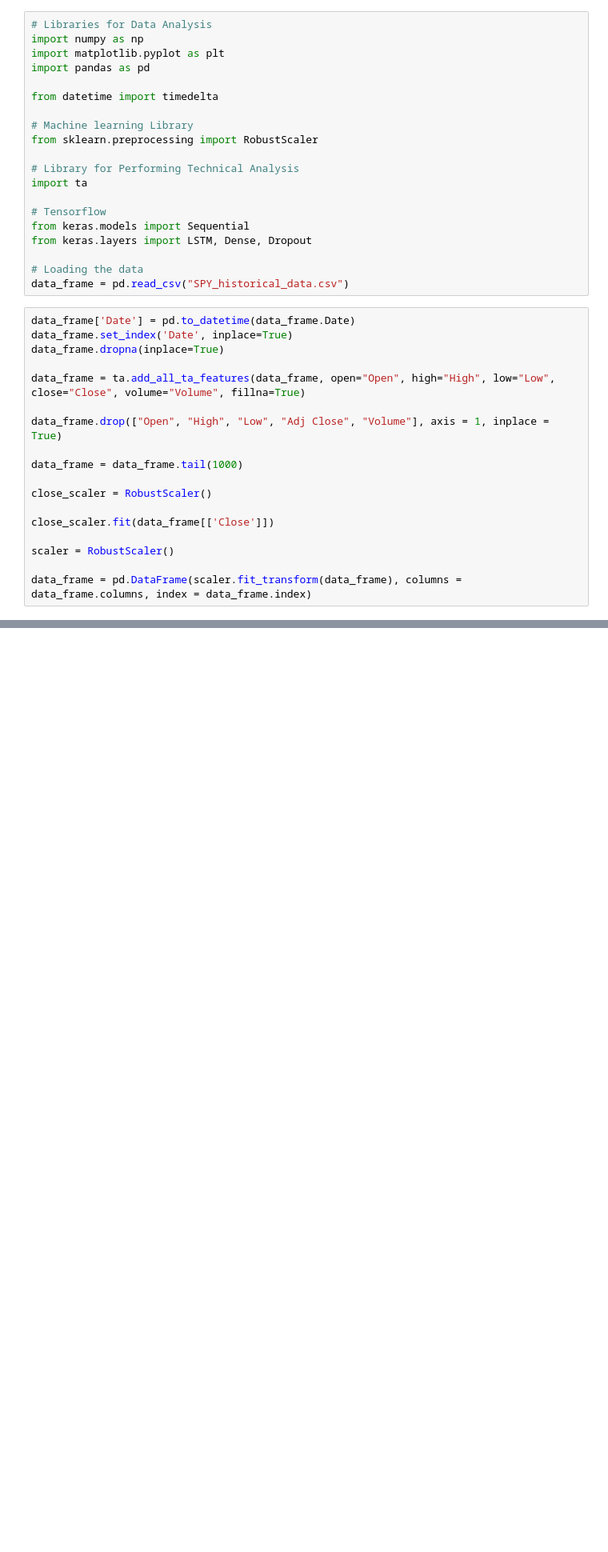
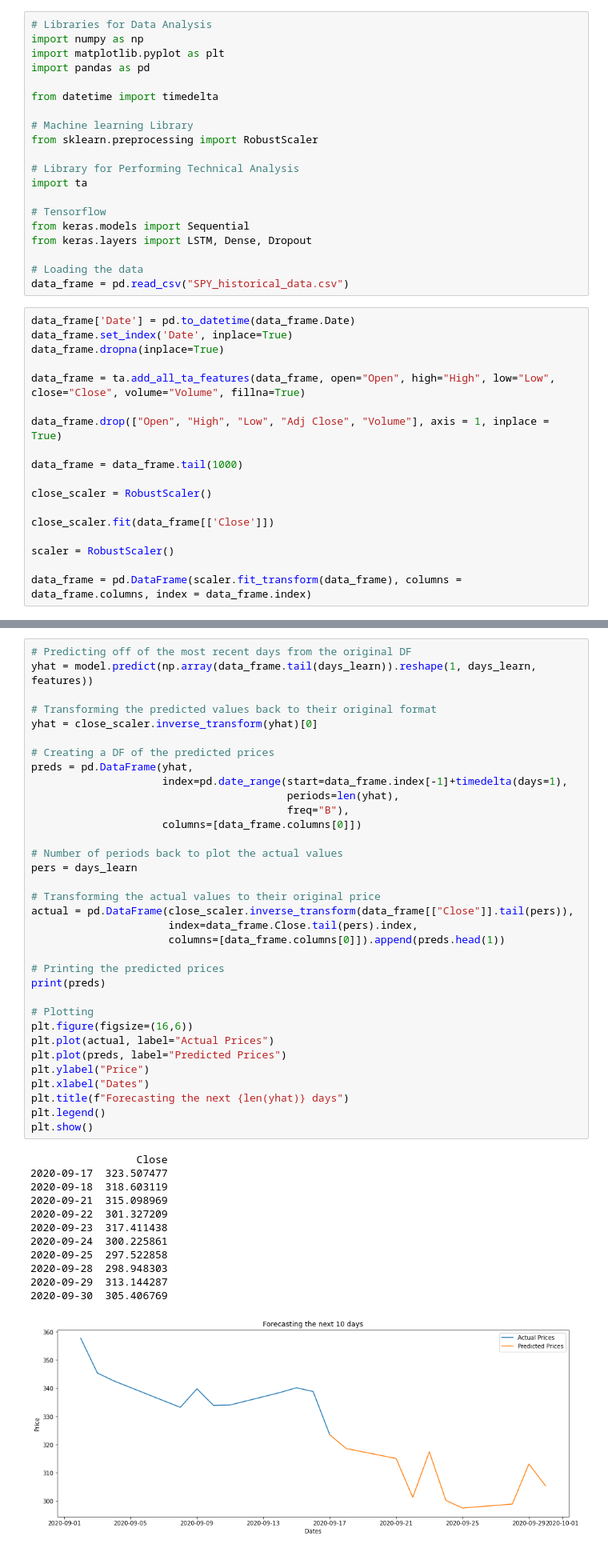
Before and after one commit to AhadKhan98/AI-Stock-Prediction, a Jupyter notebook: Stock Prediction.ipynb, the cells around one changed output, grey strips where cells are left out. Shown at 80% size. Saved outputs shown, nothing was run; the diff lists cells and outputs as text; blank space fills up the shorter version.

```diff
--- a/Stock Prediction.ipynb
+++ b/Stock Prediction.ipynb
@@ -265,0 +250,47 @@ NameError: name 'df' is not defined
+# %%
+# Predicting off of the most recent days from the original DF
+yhat = model.predict(np.array(data_frame.tail(days_learn)).reshape(1, days_learn, features))
+
+# Transforming the predicted values back to their original format
+yhat = close_scaler.inverse_transform(yhat)[0]
+
+# Creating a DF of the predicted prices
+preds = pd.DataFrame(yhat,
+                     index=pd.date_range(start=data_frame.index[-1]+timedelta(days=1),
+                                         periods=len(yhat),
+                                         freq="B"),
+                     columns=[data_frame.columns[0]])
+
+# Number of periods back to plot the actual values
+pers = days_learn
+
+# Transforming the actual values to their original price
+actual = pd.DataFrame(close_scaler.inverse_transform(data_frame[["Close"]].tail(pers)),
+                      index=data_frame.Close.tail(pers).index,
+                      columns=[data_frame.columns[0]]).append(preds.head(1))
+
+# Printing the predicted prices
+print(preds)
+
+# Plotting
+plt.figure(figsize=(16,6))
+plt.plot(actual, label="Actual Prices")
+plt.plot(preds, label="Predicted Prices")
+plt.ylabel("Price")
+plt.xlabel("Dates")
+plt.title(f"Forecasting the next {len(yhat)} days")
+plt.legend()
+plt.show()
+# %% [output]
+                 Close
+2020-09-17  323.507477
+2020-09-18  318.603119
+2020-09-21  315.098969
+2020-09-22  301.327209
+2020-09-23  317.411438
+2020-09-24  300.225861
+2020-09-25  297.522858
+2020-09-28  298.948303
+2020-09-29  313.144287
+2020-09-30  305.406769
+[figure, added]
```
Also changed, not shown: parts of 6 cells of this notebook.
